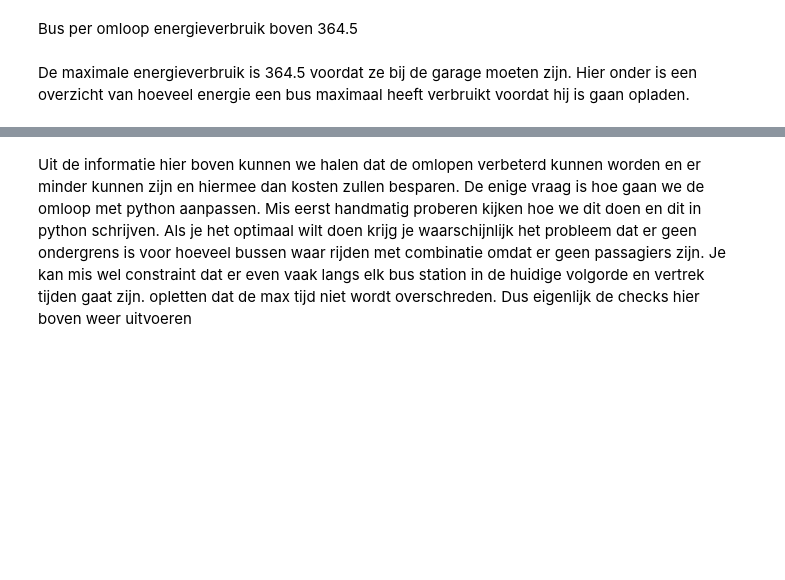
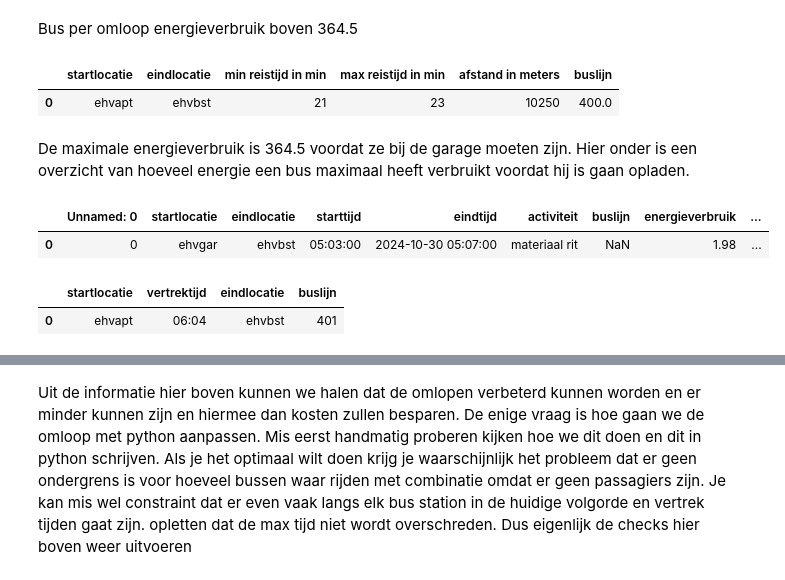
Before and after one commit to Youp44/Project5_Team1, a Jupyter notebook: Project_5.ipynb, the cells around one changed output, grey strips where cells are left out. Saved outputs shown, nothing was run; the diff lists cells and outputs as text; code cells hidden in the pictures; blank space fills up the shorter version.

```diff
--- a/Project_5.ipynb
+++ b/Project_5.ipynb
@@ -89,4 +72,19 @@ KeyError: 'begintijd'
 # %% [markdown]
 Bus per omloop energieverbruik boven 364.5
+# %%
+df_afstand.head(1)
+# %% [output]
+|  | startlocatie | eindlocatie | min reistijd in min | max reistijd in min | afstand in meters | buslijn |
+| 0 | ehvapt | ehvbst | 21 | 23 | 10250 | 400.0 |
 # %% [markdown]
 De maximale energieverbruik is 364.5 voordat ze bij de garage moeten zijn. Hier onder is een overzicht van hoeveel energie een bus maximaal heeft verbruikt voordat hij is gaan opladen.
+# %%
+df_planning.head(1)
+# %% [output]
+|  | Unnamed: 0 | startlocatie | eindlocatie | starttijd | eindtijd | activiteit | buslijn | energieverbruik | ... |
+| 0 | 0 | ehvgar | ehvbst | 05:03:00 | 2024-10-30 05:07:00 | materiaal rit | NaN | 1.98 | ... |
+# %%
+df_tijden.head(1)
+# %% [output]
+|  | startlocatie | vertrektijd | eindlocatie | buslijn |
+| 0 | ehvapt | 06:04 | ehvbst | 401 |
```
Also changed, not shown: parts of 11 cells of this notebook, 1 other file.
